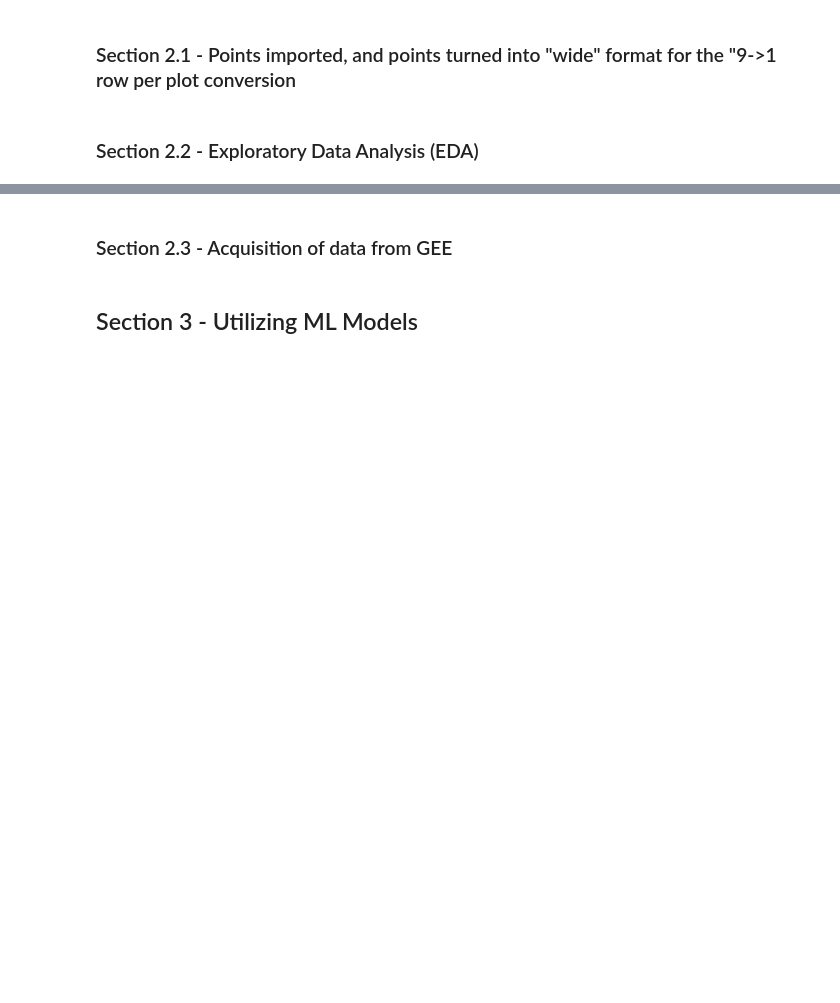
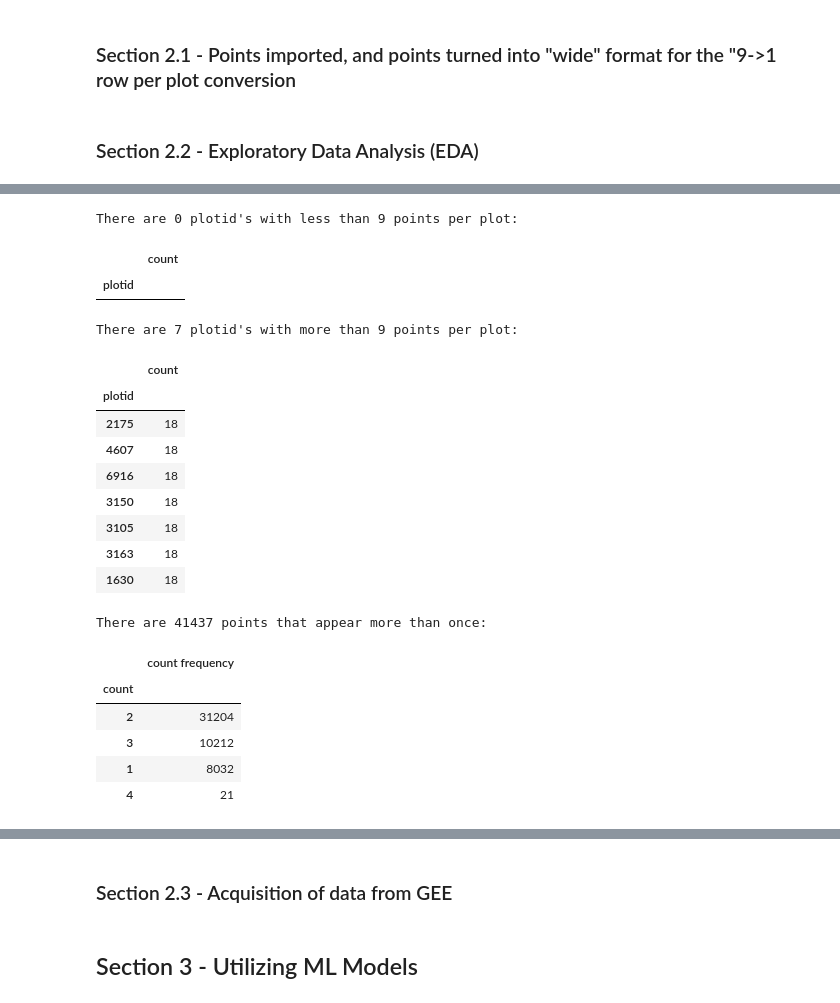
Before and after one commit to peaquainoo/NDMN-Notebooks, a Jupyter notebook: CostaRica-Notebook/DanV2_Pipeline.ipynb, the cells around one changed output, grey strips where cells are left out. Drawn from its saved outputs; the diff is of its cells as text; code cells hidden in the pictures; blank space fills up the shorter version.

```diff
--- a/CostaRica-Notebook/DanV2_Pipeline.ipynb
+++ b/CostaRica-Notebook/DanV2_Pipeline.ipynb
@@ -257,0 +299,46 @@ New translated gdf is named
+# %%
+# Count of plots that have fewer than 9 points per plot (and why)
+# TODO: Check each plot, list all points in an array, display if all points are unique.
+
+# Create subsets of gdf_s where the frequency of the plotid/sampleid is calculated
+plotid_counts = pd.DataFrame(gdf_s['plotid'].value_counts(dropna=False))
+sampleid_counts = pd.DataFrame(gdf_s['sampleid'].value_counts(dropna=False))
+
+# Creates subsets of plotid_counts that show plots with more or less than 9 points
+plotid_counts_lt9 = plotid_counts[plotid_counts['count'] < 9]
+plotid_counts_mt9 = plotid_counts[plotid_counts['count'] > 9]
+
+# Creates subsets of sampleid_counts that counts the frequency of each points' frequency
+sampleid_counts_mt0 = sampleid_counts[sampleid_counts['count'] > 0]
+sampleid_counts_frequency = pd.DataFrame(sampleid_counts_mt0['count'].value_counts())
+sampleid_counts_frequency.rename(columns={ sampleid_counts_frequency.columns[0]: "count frequency" }, inplace=True)
+
+print("There are {number_of_rows} plotid's with less than 9 points per plot:".format(number_of_rows=len(plotid_counts_lt9)))
+display(plotid_counts_lt9)
+
+print("There are {number_of_rows} plotid's with more than 9 points per plot:".format(number_of_rows=len(plotid_counts_mt9)))
+display(plotid_counts_mt9)
+
+print("There are {number_of_rows} points that appear more than once:".format(number_of_rows=len(sampleid_counts[sampleid_counts['count'] > 1])))
+display(sampleid_counts_frequency)
+# %% [output]
+There are 0 plotid's with less than 9 points per plot:
+|  | count |
+| plotid |  |
+There are 7 plotid's with more than 9 points per plot:
+|  | count |
+| plotid |  |
+| 2175 | 18 |
+| 4607 | 18 |
+| 6916 | 18 |
+| 3150 | 18 |
+| 3105 | 18 |
+| 3163 | 18 |
+| 1630 | 18 |
+There are 41437 points that appear more than once:
+|  | count frequency |
+| count |  |
+| 2 | 31204 |
+| 3 | 10212 |
+| 1 | 8032 |
+| 4 | 21 |
```
Also changed, not shown: parts of 7 cells of this notebook.
